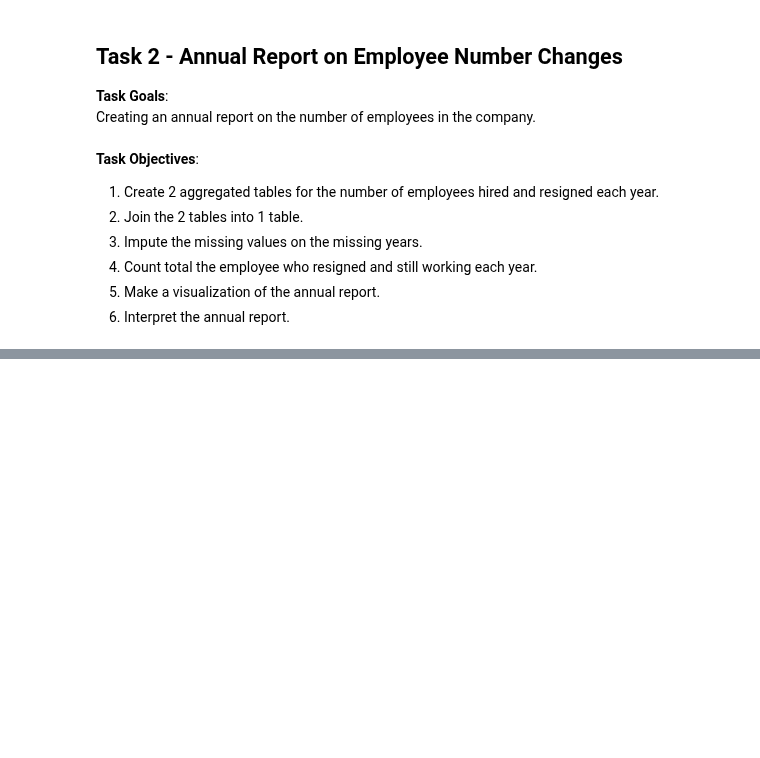
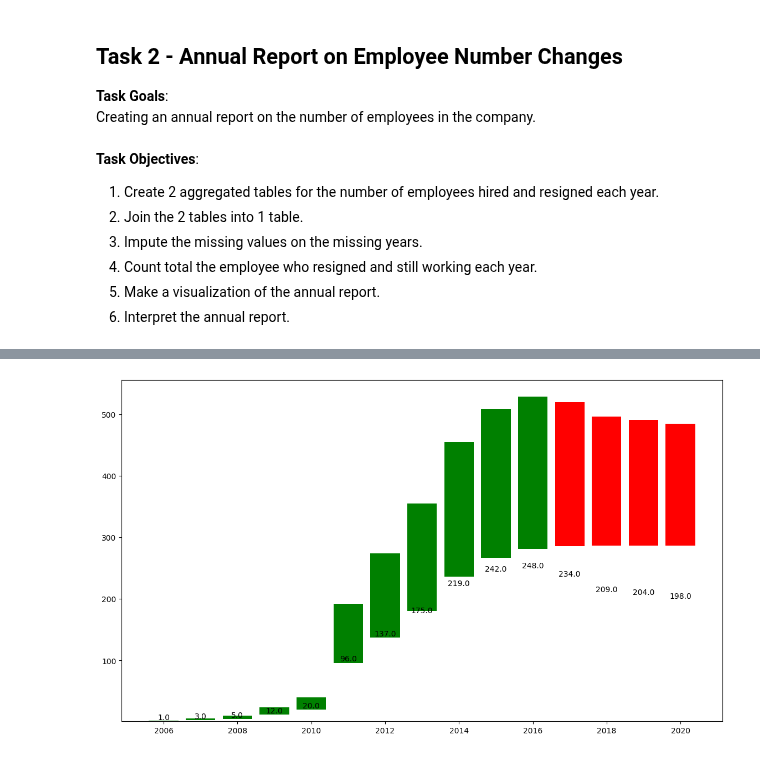
Before and after one commit to azaryasph/Improving-Employee-Retention-By-Predicting-Employee-Attrition-Using-Machine-Learning, a Jupyter notebook: notebook/predict_employee_attrition.ipynb, the cells around one changed output, grey strips where cells are left out. Cells and saved outputs as stored; diff of their text form; code cells hidden in the pictures; blank space fills up the shorter version.

```diff
--- a/notebook/predict_employee_attrition.ipynb
+++ b/notebook/predict_employee_attrition.ipynb
@@ -379,0 +416,11 @@ metrics_agg
+# %%
+plt.figure(figsize=(14, 8))
+plt.bar(x=wc_data['Year'], height=wc_data['RemainEmp'], bottom=wc_data['CumulativeHiring'], color=wc_data['Color'])
+
+for i in range(wc_data.shape[0]):
+    plt.text(wc_data['Year'][i], wc_data['RemainEmp'][i], wc_data['RemainEmp'][i], ha='center', va='bottom')
+
+
+plt.show()
+# %% [output]
+[figure, added]
```
Also changed, not shown: parts of 4 cells of this notebook.
